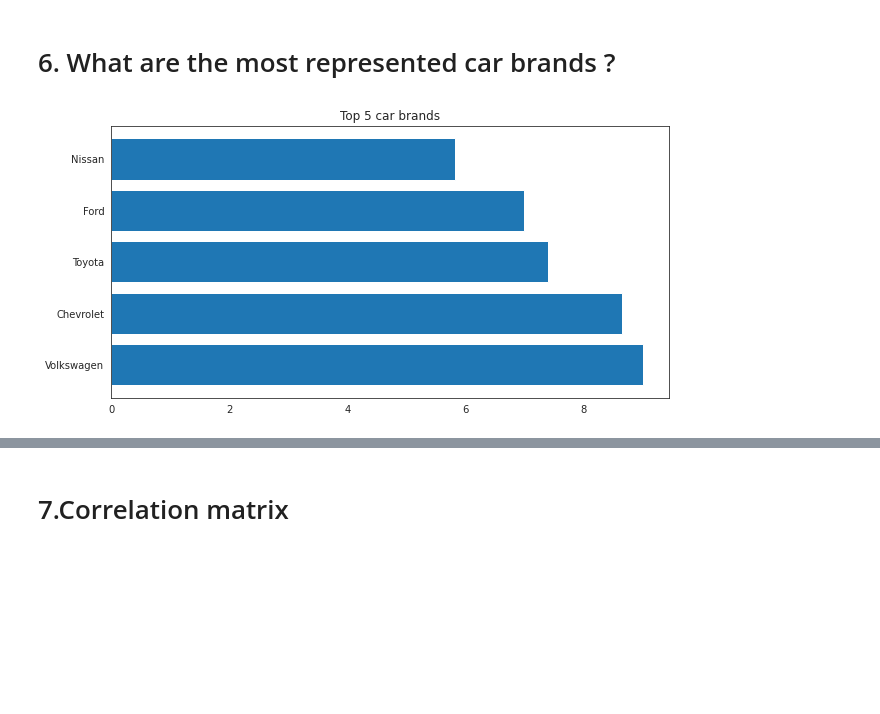
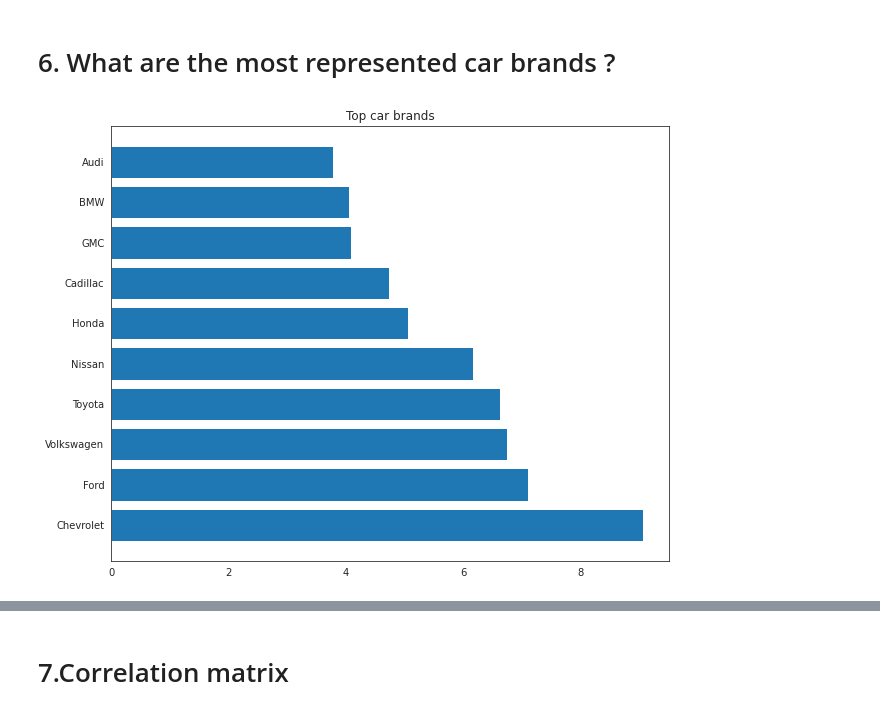
Before and after one commit to Kunal1291/my-first-repository, a Jupyter notebook: Copy_of_Welcome_To_Colaboratory.ipynb, the cells around one changed output, grey strips where cells are left out. Cells and saved outputs as stored; diff of their text form; code cells hidden in the pictures; blank space fills up the shorter version.

```diff
--- a/Copy_of_Welcome_To_Colaboratory.ipynb
+++ b/Copy_of_Welcome_To_Colaboratory.ipynb
@@ -247,17 +249,17 @@ df.shape
 # %%
 # Percentage of car per brand
 counts = df['Make'].value_counts()*100/sum(df['Make'].value_counts())
 
-# Top 5 car brands
-popular_labels = counts.index[:5]
+# Top 10car brands
+popular_labels = counts.index[:10]
 
 # Plot
-plt.figure(figsize=(10,5))
-plt.barh(popular_labels, width=counts[:5])
-plt.title('Top 5 car brands')
+plt.figure(figsize=(10,8))
+plt.barh(popular_labels, width=counts[:10])
+plt.title('Top car brands')
 plt.show()
 # %% [output]
-[figure, old version]
+[figure, new version]
 # %%
 prices = df[['Make','Price']].loc[(df['Make'] == 'Chevrolet')|
                (df['Make'] == 'Ford')|
```
Also changed, not shown: parts of 26 cells of this notebook.
